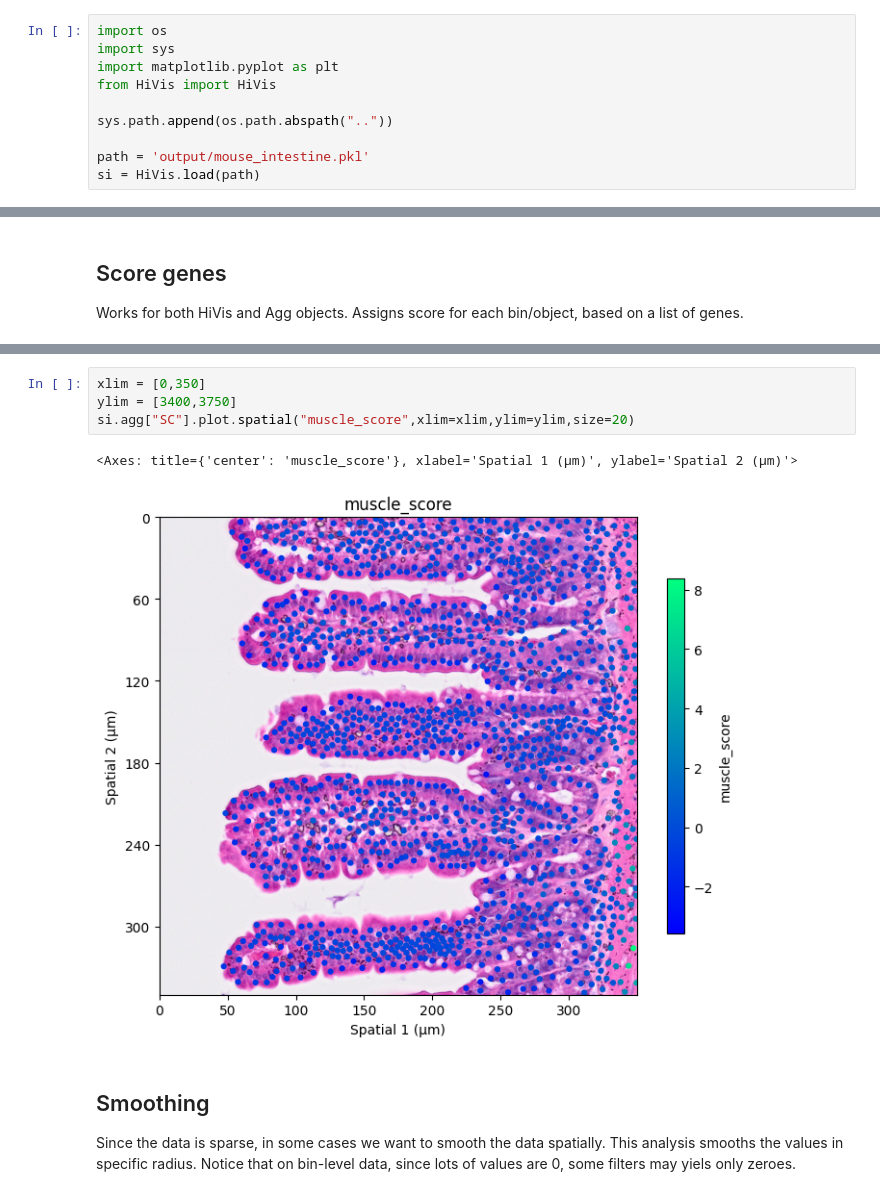
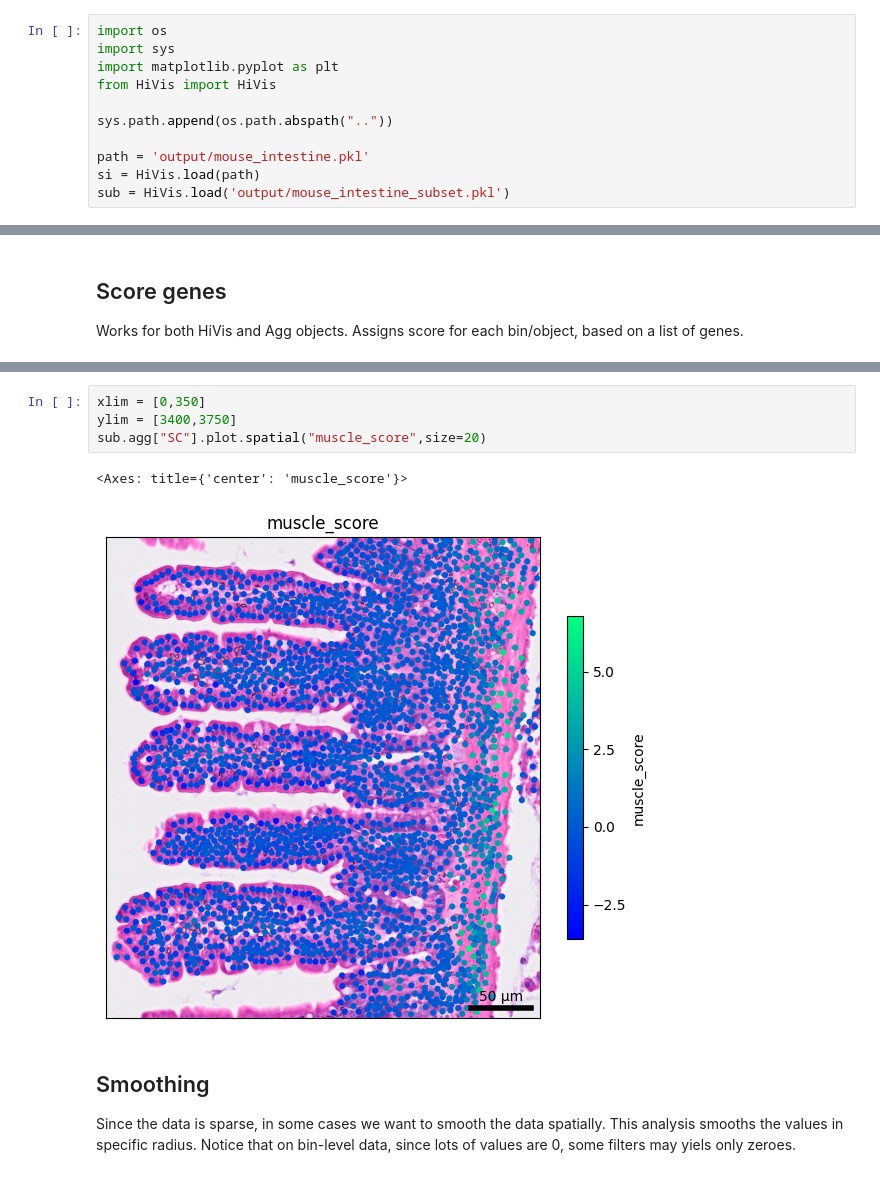
Before and after one commit to roynov01/HiVis, a Jupyter notebook: tutorials/5_analyses.ipynb, the cells around one changed output, grey strips where cells are left out. Saved outputs shown, nothing was run; the diff lists cells and outputs as text.

```diff
--- a/tutorials/5_analyses.ipynb
+++ b/tutorials/5_analyses.ipynb
@@ -21,6 +21,7 @@ sys.path.append(os.path.abspath(".."))
 
 path = 'output/mouse_intestine.pkl'
 si = HiVis.load(path)
+sub = HiVis.load('output/mouse_intestine_subset.pkl')
 # %% [markdown]
 ## Pseudobulk
 Aggregates expression based on an OBS into an expression-matrix (for example genes by celltypes).
@@ -153,10 +162,10 @@ Name: muscle_score, Length: 254079, dtype: float64
 # %%
 xlim = [0,350]
 ylim = [3400,3750]
-si.agg["SC"].plot.spatial("muscle_score",xlim=xlim,ylim=ylim,size=20)
+sub.agg["SC"].plot.spatial("muscle_score",size=20)
 # %% [output]
-<Axes: title={'center': 'muscle_score'}, xlabel='Spatial 1 (µm)', ylabel='Spatial 2 (µm)'>
+<Axes: title={'center': 'muscle_score'}>
-[figure, old version]
+[figure, new version]
 # %% [markdown]
 ## Smoothing
 Since the data is sparse, in some cases we want to smooth the data spatially. This analysis smooths the values in specific radius. Notice that on bin-level data, since lots of values are 0, some filters may yiels only zeroes.
```
Also changed, not shown: parts of 19 cells of this notebook, 5 other files.
